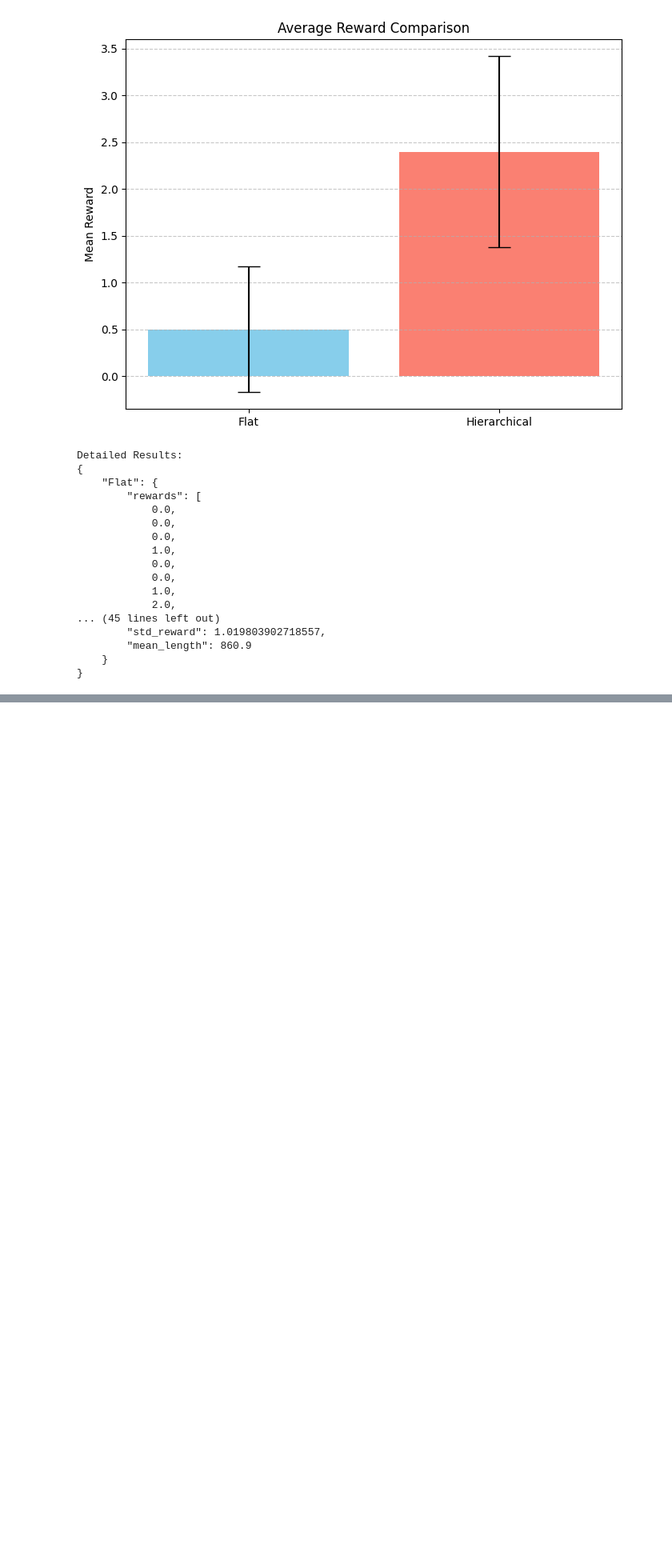
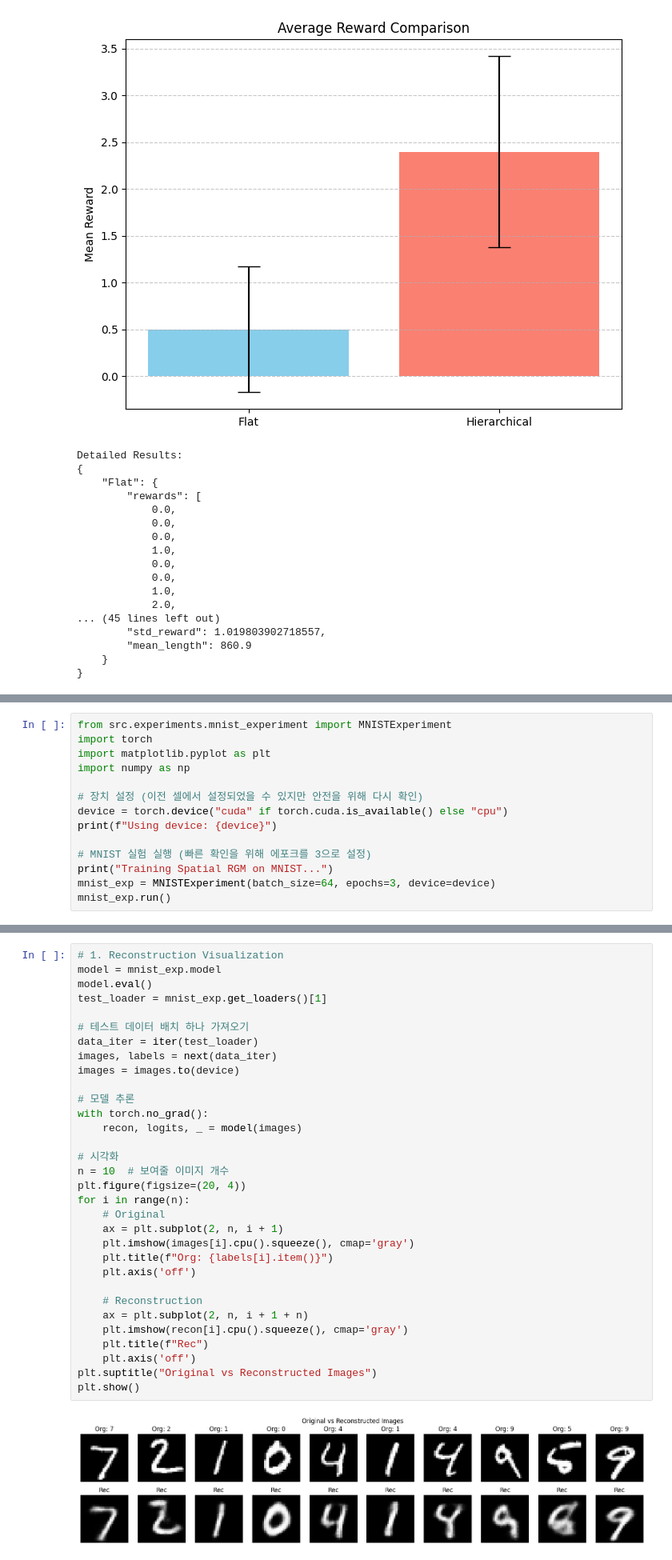
Before and after one commit to yezune/from_pixels_to_planning, a Jupyter notebook: notebooks/experiments_visualization.ipynb, the cells around one changed output, grey strips where cells are left out. Shown: that part at 80% size. Cells and saved outputs as stored; diff of their text form; blank space fills up the shorter version.

Commit message:
Add MNIST experiment visualization to notebook

```diff
--- a/notebooks/experiments_visualization.ipynb
+++ b/notebooks/experiments_visualization.ipynb
@@ -180,0 +190,14 @@ Detailed Results:
+# %%
+from src.experiments.mnist_experiment import MNISTExperiment
+import torch
+import matplotlib.pyplot as plt
+import numpy as np
+
+# 장치 설정 (이전 셀에서 설정되었을 수 있지만 안전을 위해 다시 확인)
+device = torch.device("cuda" if torch.cuda.is_available() else "cpu")
+print(f"Using device: {device}")
+
+# MNIST 실험 실행 (빠른 확인을 위해 에포크를 3으로 설정)
+print("Training Spatial RGM on MNIST...")
+mnist_exp = MNISTExperiment(batch_size=64, epochs=3, device=device)
+mnist_exp.run()
@@ -180,0 +224,34 @@ Detailed Results:
+# %%
+# 1. Reconstruction Visualization
+model = mnist_exp.model
+model.eval()
+test_loader = mnist_exp.get_loaders()[1]
+
+# 테스트 데이터 배치 하나 가져오기
+data_iter = iter(test_loader)
+images, labels = next(data_iter)
+images = images.to(device)
+
+# 모델 추론
+with torch.no_grad():
+    recon, logits, _ = model(images)
+
+# 시각화
+n = 10  # 보여줄 이미지 개수
+plt.figure(figsize=(20, 4))
+for i in range(n):
+    # Original
+    ax = plt.subplot(2, n, i + 1)
+    plt.imshow(images[i].cpu().squeeze(), cmap='gray')
+    plt.title(f"Org: {labels[i].item()}")
+    plt.axis('off')
+
+    # Reconstruction
+    ax = plt.subplot(2, n, i + 1 + n)
+    plt.imshow(recon[i].cpu().squeeze(), cmap='gray')
+    plt.title(f"Rec")
+    plt.axis('off')
+plt.suptitle("Original vs Reconstructed Images")
+plt.show()
+# %% [output]
+[figure, added]
```
Also changed, not shown: parts of 6 cells of this notebook.
